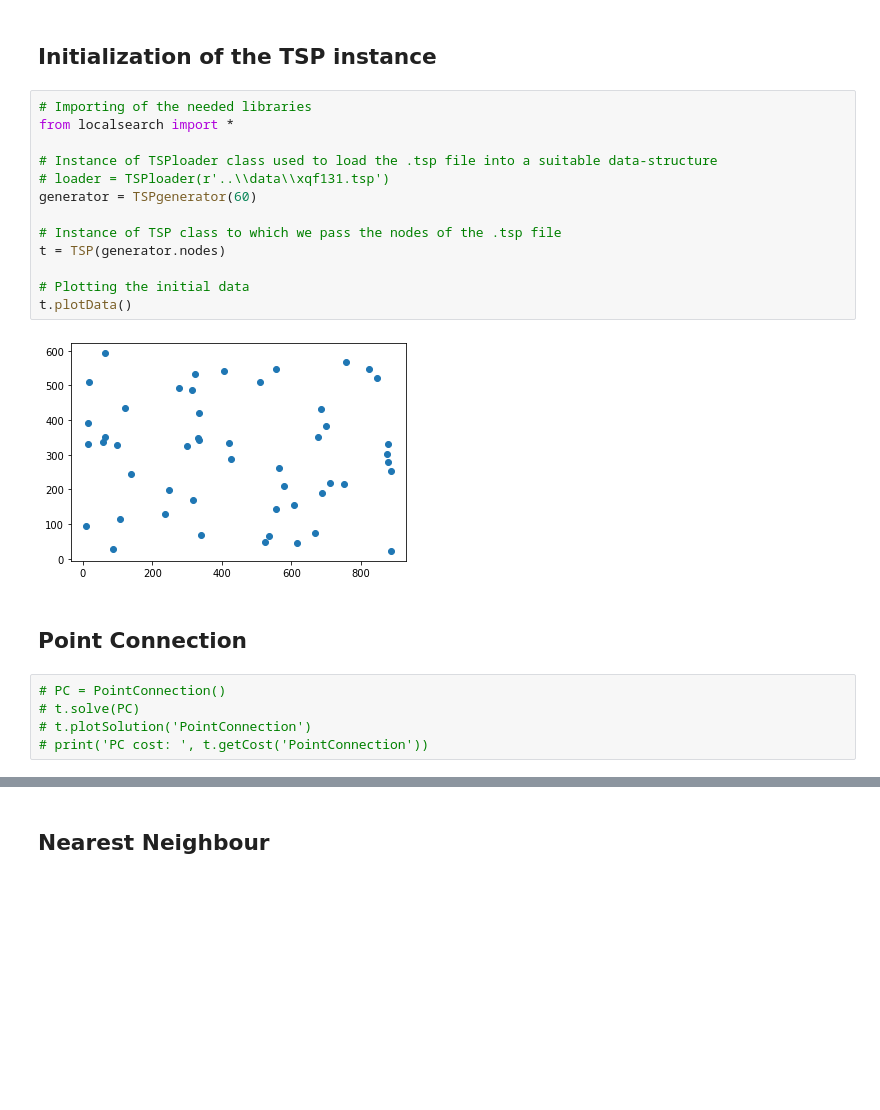
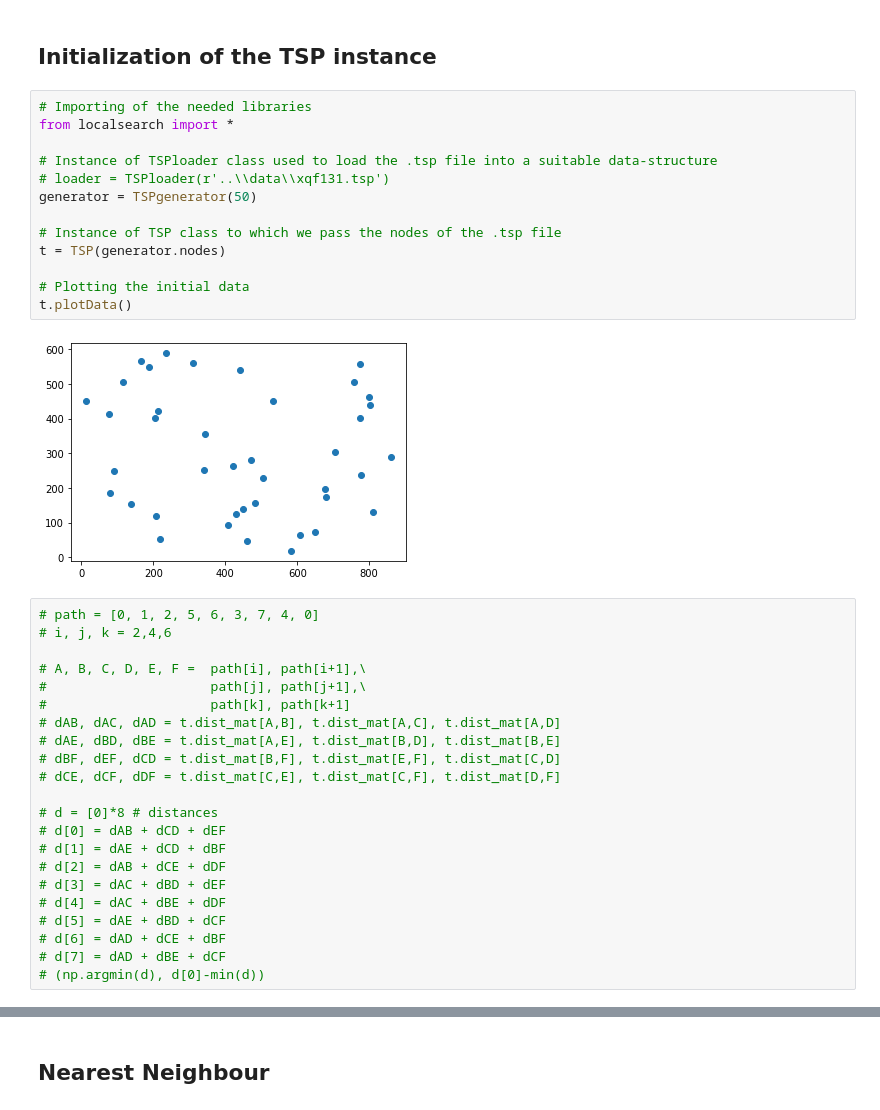
Before and after one commit to L4plac3/localsearch_tsp, a Jupyter notebook: code/test.ipynb, the cells around one changed output, grey strips where cells are left out. Drawn from its saved outputs; the diff is of its cells as text; blank space fills up the shorter version.

```diff
--- a/code/test.ipynb
+++ b/code/test.ipynb
@@ -5,22 +5,37 @@
 # %%
 # Importing of the needed libraries
 from localsearch import *
 
 # Instance of TSPloader class used to load the .tsp file into a suitable data-structure
 # loader = TSPloader(r'..\\data\\xqf131.tsp')
-generator = TSPgenerator(60)
+generator = TSPgenerator(50)
 
 # Instance of TSP class to which we pass the nodes of the .tsp file
 t = TSP(generator.nodes)
 
 # Plotting the initial data
 t.plotData()
 # %% [output]
-[figure, old version]
+[figure, new version]
-# %% [markdown]
-## Point Connection
-# %%
-# PC = PointConnection()
-# t.solve(PC)
-# t.plotSolution('PointConnection')
-# print('PC cost: ', t.getCost('PointConnection'))
+# %%
+# path = [0, 1, 2, 5, 6, 3, 7, 4, 0]
+# i, j, k = 2,4,6
+
+# A, B, C, D, E, F =  path[i], path[i+1],\
+#                     path[j], path[j+1],\
+#                     path[k], path[k+1]
+# dAB, dAC, dAD = t.dist_mat[A,B], t.dist_mat[A,C], t.dist_mat[A,D]
+# dAE, dBD, dBE = t.dist_mat[A,E], t.dist_mat[B,D], t.dist_mat[B,E]
+# dBF, dEF, dCD = t.dist_mat[B,F], t.dist_mat[E,F], t.dist_mat[C,D]
+# dCE, dCF, dDF = t.dist_mat[C,E], t.dist_mat[C,F], t.dist_mat[D,F]
+
+# d = [0]*8 # distances
+# d[0] = dAB + dCD + dEF
+# d[1] = dAE + dCD + dBF
+# d[2] = dAB + dCE + dDF
+# d[3] = dAC + dBD + dEF
+# d[4] = dAC + dBE + dDF
+# d[5] = dAE + dBD + dCF
+# d[6] = dAD + dCE + dBF
+# d[7] = dAD + dBE + dCF
+# (np.argmin(d), d[0]-min(d))
```
Also changed, not shown: parts of 17 cells of this notebook, 1 other file.
